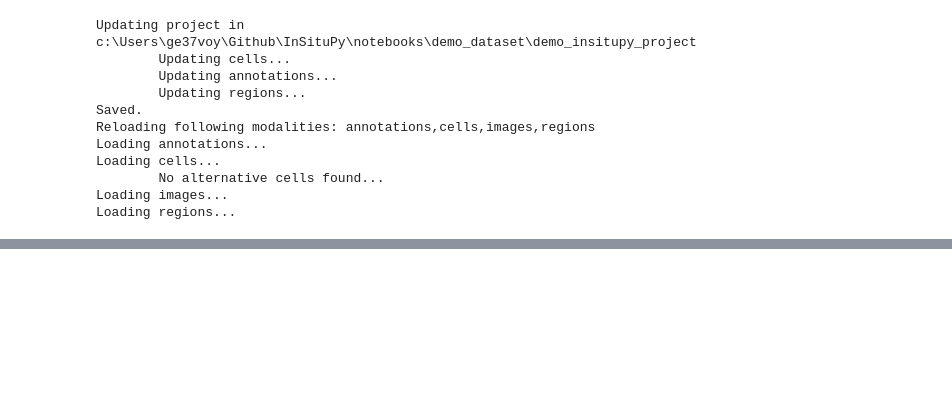
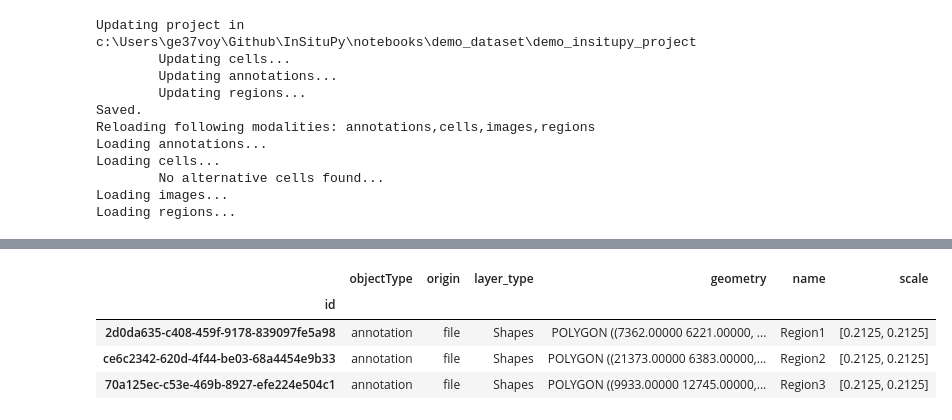
Before and after one commit to b-lemke98/InSituPy-1, a Jupyter notebook: notebooks/04_InSituPy_demo_annotations.ipynb, the cells around one changed output, grey strips where cells are left out. Saved outputs shown, nothing was run; the diff lists cells and outputs as text; code cells hidden in the pictures; blank space fills up the shorter version.

```diff
--- a/notebooks/04_InSituPy_demo_annotations.ipynb
+++ b/notebooks/04_InSituPy_demo_annotations.ipynb
@@ -531,0 +395,8 @@ Loading regions...
+# %%
+parse_geopandas(r"C:\Users\ge37voy\Github\InSituPy\notebooks\demo_dataset\demo_insitupy_project\regions\240826-161046413312-1a1dc42f\demo_regions.geojson")
+# %% [output]
+|  | objectType | origin | layer_type | geometry | name | scale |
+| id |  |  |  |  |  |  |
+| 2d0da635-c408-459f-9178-839097fe5a98 | annotation | file | Shapes | POLYGON ((7362.00000 6221.00000, ... | Region1 | [0.2125, 0.2125] |
+| ce6c2342-620d-4f44-be03-68a4454e9b33 | annotation | file | Shapes | POLYGON ((21373.00000 6383.00000,... | Region2 | [0.2125, 0.2125] |
+| 70a125ec-c53e-469b-8927-efe224e504c1 | annotation | file | Shapes | POLYGON ((9933.00000 12745.00000,... | Region3 | [0.2125, 0.2125] |
```
Also changed, not shown: parts of 60 cells of this notebook, 22 other files.
